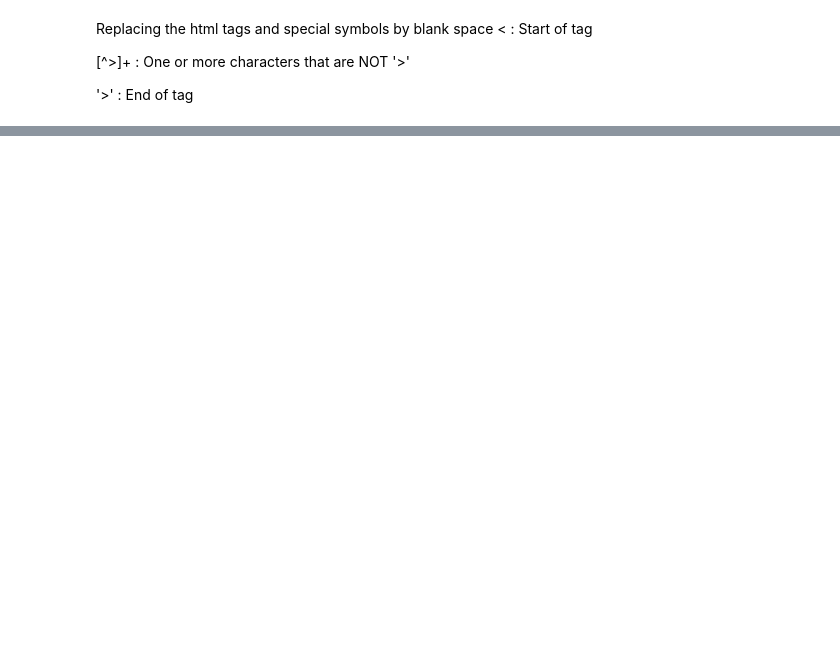
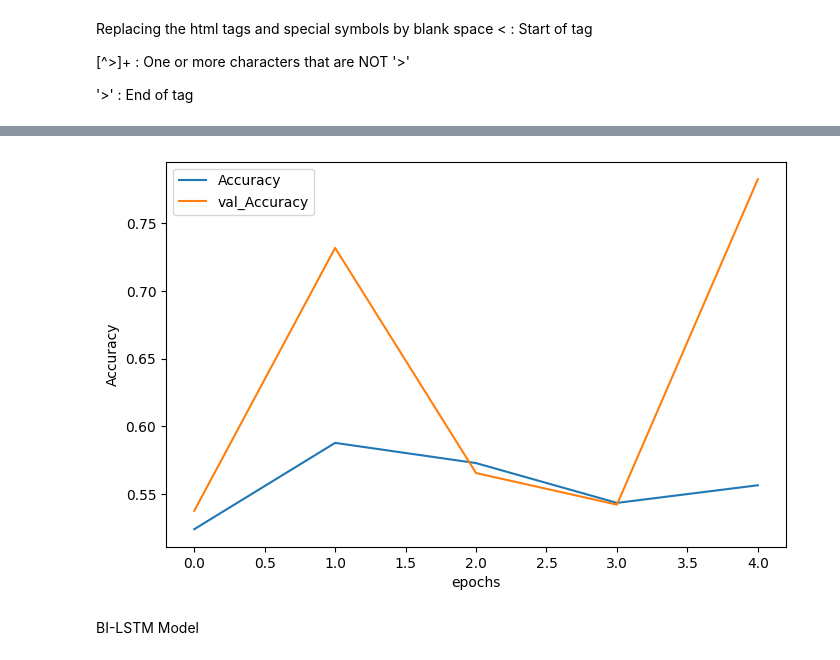
Before and after one commit to Sharddha-Sharddha/IITMLAssignments, a Jupyter notebook: AMAZON_fine_food_review_RNN|LSTM_model.ipynb, the cells around one changed output, grey strips where cells are left out. Cells and saved outputs as stored; diff of their text form; code cells hidden in the pictures; blank space fills up the shorter version.

```diff
--- a/AMAZON_fine_food_review_RNN|LSTM_model.ipynb
+++ b/AMAZON_fine_food_review_RNN|LSTM_model.ipynb
@@ -405,0 +573,29 @@ print(X_padded)
+# %%
+def create_gru_model():
+  model_3 = Sequential([
+      Embedding(input_dim= MAX_FEATURES,
+                   output_dim= 128,
+                   input_length = MAX_LEN),
+      GRU(units= 64, return_sequences= False),
+      Dropout(0.50),
+      Dense(32, activation='relu'),
+      Dense(1, activation= 'sigmoid')
+  ])
+  return model_3
+
+
+gru_model = create_gru_model()
+gru_model.compile(
+    optimizer= 'adam',
+    metrics= ['accuracy'],
+    loss = 'binary_crossentropy'
+)
+
+
+gru_model_history= gru_model.fit(
+    x_train, y_train,
+    batch_size= 128,
+    epochs= 5,
+    validation_split= 0.20
+   # callbacks = [earlyl_stoping, checkpoints]
+)
@@ -405,0 +613,12 @@ print(X_padded)
+# %%
+plt.figure(figsize= (8,5))
+plt.plot(gru_model_history.history['accuracy'], label= 'Accuracy')
+plt.plot(gru_model_history.history['val_accuracy'], label= 'val_Accuracy')
+plt.xlabel('epochs')
+plt.ylabel('Accuracy')
+plt.legend()
+plt.show()
+# %% [output]
+[figure, added]
+# %% [markdown]
+BI-LSTM Model
```
Also changed, not shown: parts of 38 cells of this notebook.
